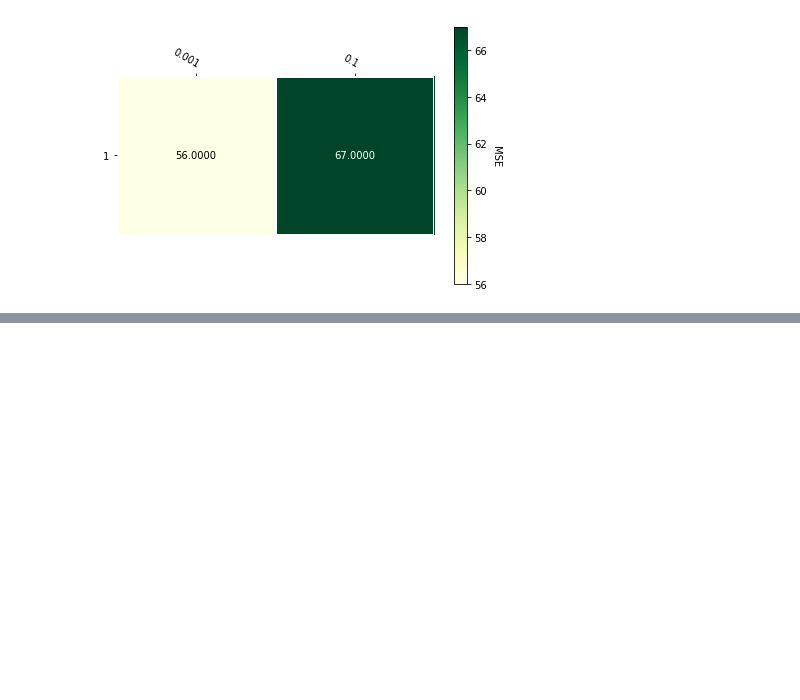
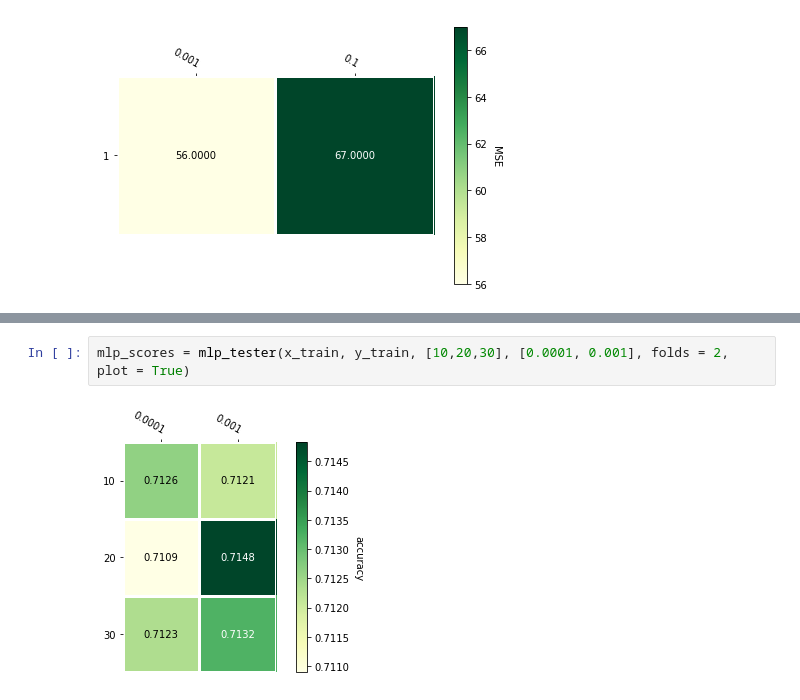
Before and after one commit to jonabaa/Project3, a Jupyter notebook: Vectorizer example.ipynb, the cells around one changed output, grey strips where cells are left out. Drawn from its saved outputs; the diff is of its cells as text; blank space fills up the shorter version.

```diff
--- a/Vectorizer example.ipynb
+++ b/Vectorizer example.ipynb
@@ -250,0 +371,4 @@ print(features)
+# %%
+mlp_scores = mlp_tester(x_train, y_train, [10,20,30], [0.0001, 0.001], folds = 2, plot = True)
+# %% [output]
+[figure, added]
```
Also changed, not shown: parts of 7 cells of this notebook.
